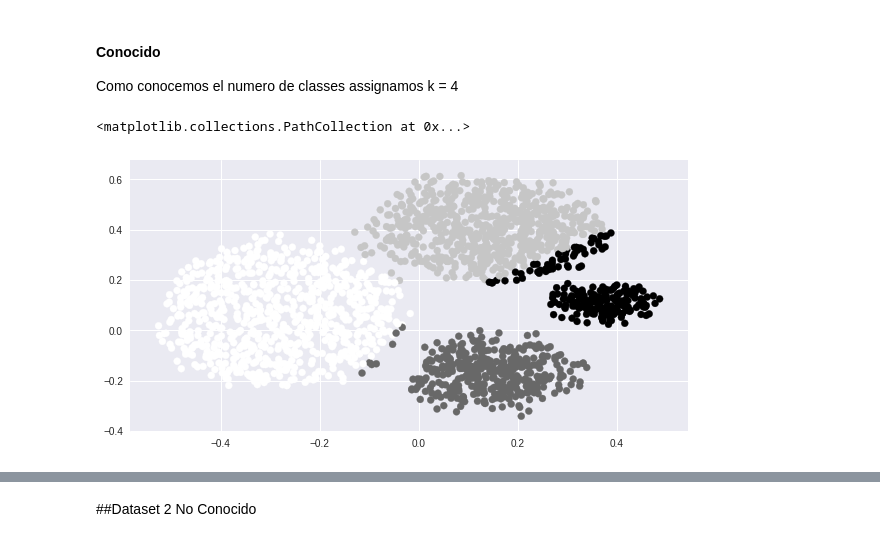
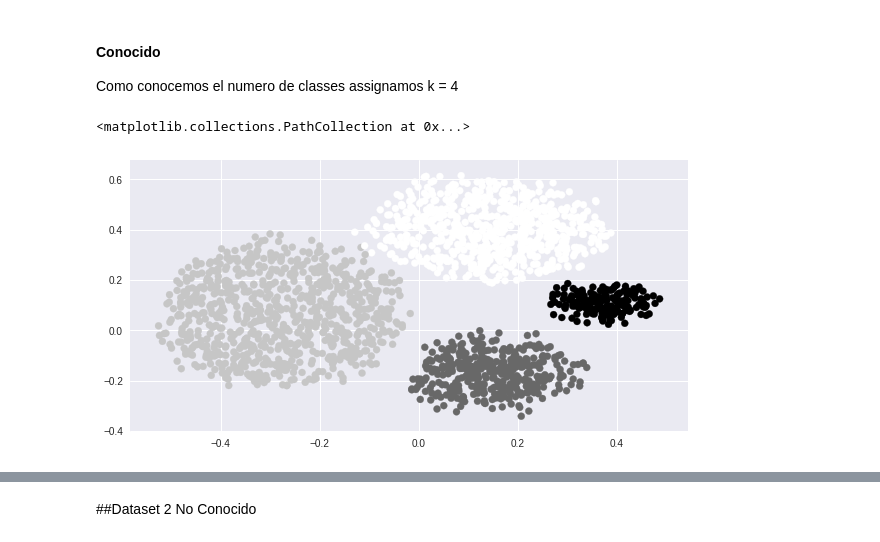
Before and after one commit to AntoniCrous/Aprndizaje_No_Supervisado-Trabajo, a Jupyter notebook: Agrupamiento_Espectral_Ag3.ipynb, the cells around one changed output, grey strips where cells are left out. Drawn from its saved outputs; the diff is of its cells as text; code cells hidden in the pictures.

```diff
--- a/Agrupamiento_Espectral_Ag3.ipynb
+++ b/Agrupamiento_Espectral_Ag3.ipynb
@@ -31,14 +31,10 @@ El dataset 1 el qual conocemos las classes tiene 1999 instancias.
 #### Conocido
 Como conocemos el numero de classes assignamos k = 4
 # %%
-#Creamos el Modelo KMeans C
-modelo = KMeans(n_clusters=4)
-modelo = modelo.fit(D1x)
-Dyp_sk = modelo.predict(D1x)
-cD1x_sk = modelo.cluster_centers_
-
+clustering = SpectralClustering(n_clusters=4, eigen_solver='arpack',affinity="nearest_neighbors").fit(D1x)
+D1y = clustering.labels_
 fig, ax = plt.subplots(figsize=(10,5))
-ax.scatter(D1x[:,0],D1x[:,1], c=Dyp_sk)
+ax.scatter(D1x[:,0],D1x[:,1], c=D1y)
 # %% [output]
 <matplotlib.collections.PathCollection at 0x...>
-[figure, old version]
+[figure, new version]
```
Also changed, not shown: parts of 5 cells of this notebook.
